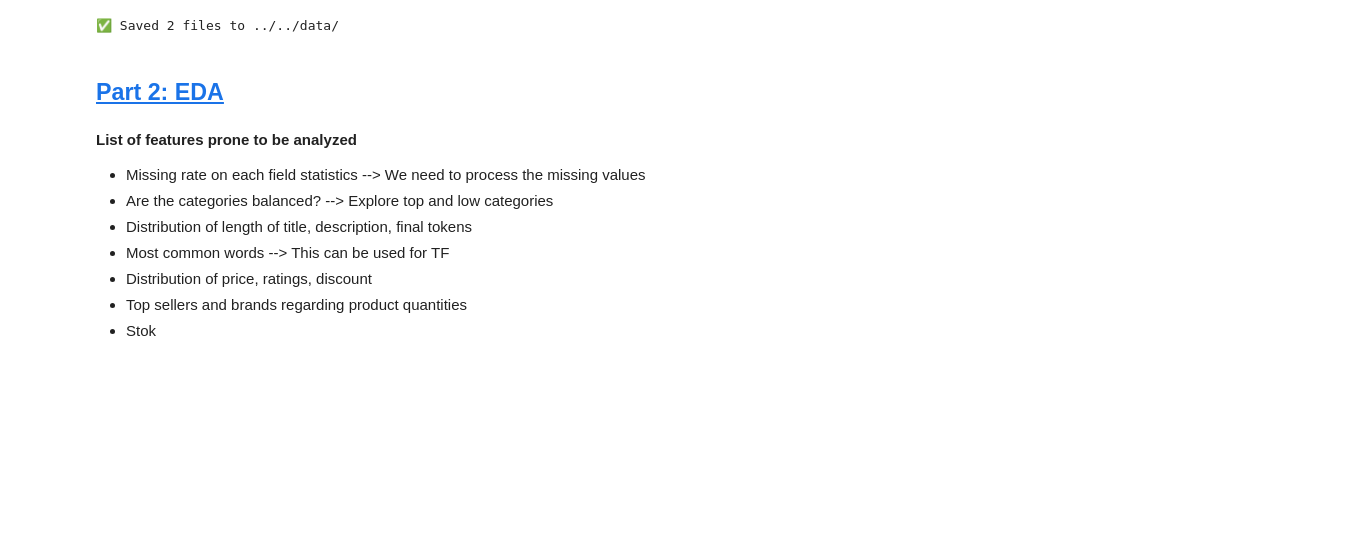
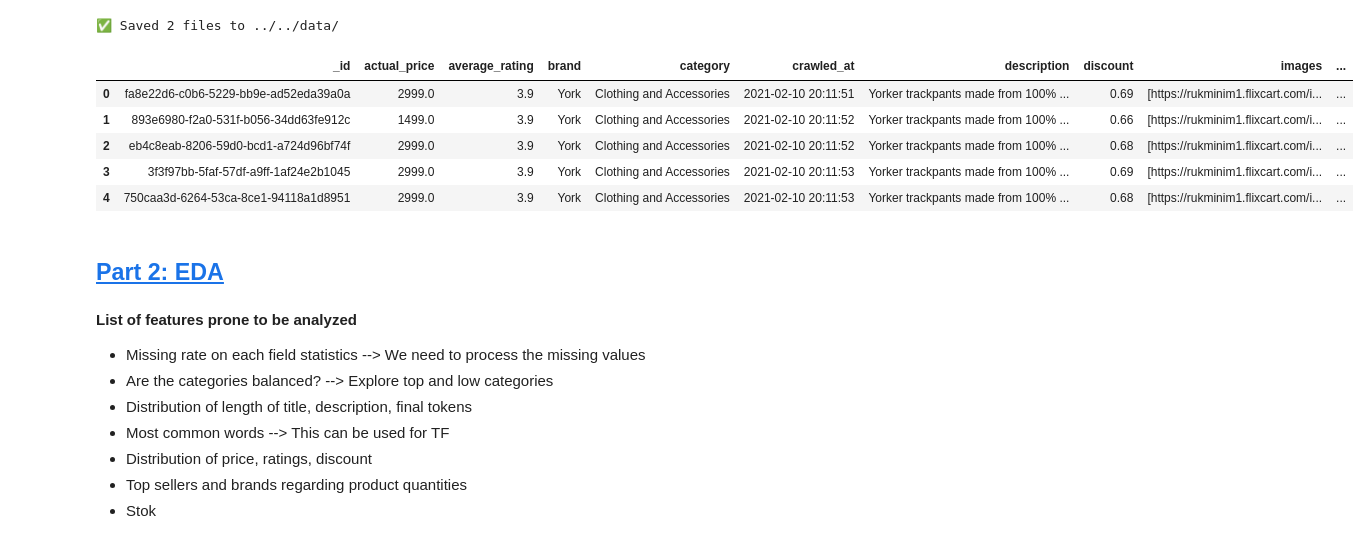
Before and after one commit to froggyalchemist/irwa-search-engine, a Jupyter notebook: project_progress/part_1/preprocessing.ipynb, the cells around one changed output. Saved outputs shown, nothing was run; the diff lists cells and outputs as text; code cells hidden in the pictures; blank space fills up the shorter version.

```diff
--- a/project_progress/part_1/preprocessing.ipynb
+++ b/project_progress/part_1/preprocessing.ipynb
@@ -237,6 +226,15 @@ index_df.to_csv(data_dir + f"index_info.csv", index=False)
 print(f"✅ Saved 2 files to {data_dir}")
 # %% [output]
 ✅ Saved 2 files to ../../data/
+# %%
+df.head()
+# %% [output]
+|  | _id | actual_price | average_rating | brand | category | crawled_at | description | discount | images | ... |
+| 0 | fa8e22d6-c0b6-5229-bb9e-ad52eda39a0a | 2999.0 | 3.9 | York | Clothing and Accessories | 2021-02-10 20:11:51 | Yorker trackpants made from 100% ... | 0.69 | [https://rukminim1.flixcart.com/i... | ... |
+| 1 | 893e6980-f2a0-531f-b056-34dd63fe912c | 1499.0 | 3.9 | York | Clothing and Accessories | 2021-02-10 20:11:52 | Yorker trackpants made from 100% ... | 0.66 | [https://rukminim1.flixcart.com/i... | ... |
+| 2 | eb4c8eab-8206-59d0-bcd1-a724d96bf74f | 2999.0 | 3.9 | York | Clothing and Accessories | 2021-02-10 20:11:52 | Yorker trackpants made from 100% ... | 0.68 | [https://rukminim1.flixcart.com/i... | ... |
+| 3 | 3f3f97bb-5faf-57df-a9ff-1af24e2b1045 | 2999.0 | 3.9 | York | Clothing and Accessories | 2021-02-10 20:11:53 | Yorker trackpants made from 100% ... | 0.69 | [https://rukminim1.flixcart.com/i... | ... |
+| 4 | 750caa3d-6264-53ca-8ce1-94118a1d8951 | 2999.0 | 3.9 | York | Clothing and Accessories | 2021-02-10 20:11:53 | Yorker trackpants made from 100% ... | 0.68 | [https://rukminim1.flixcart.com/i... | ... |
 # %% [markdown]
 ## <a id='toc1_4_'></a>[Part 2: EDA](#toc0_)
 # %% [markdown]
```
Also changed, not shown: parts of 3 cells of this notebook.
